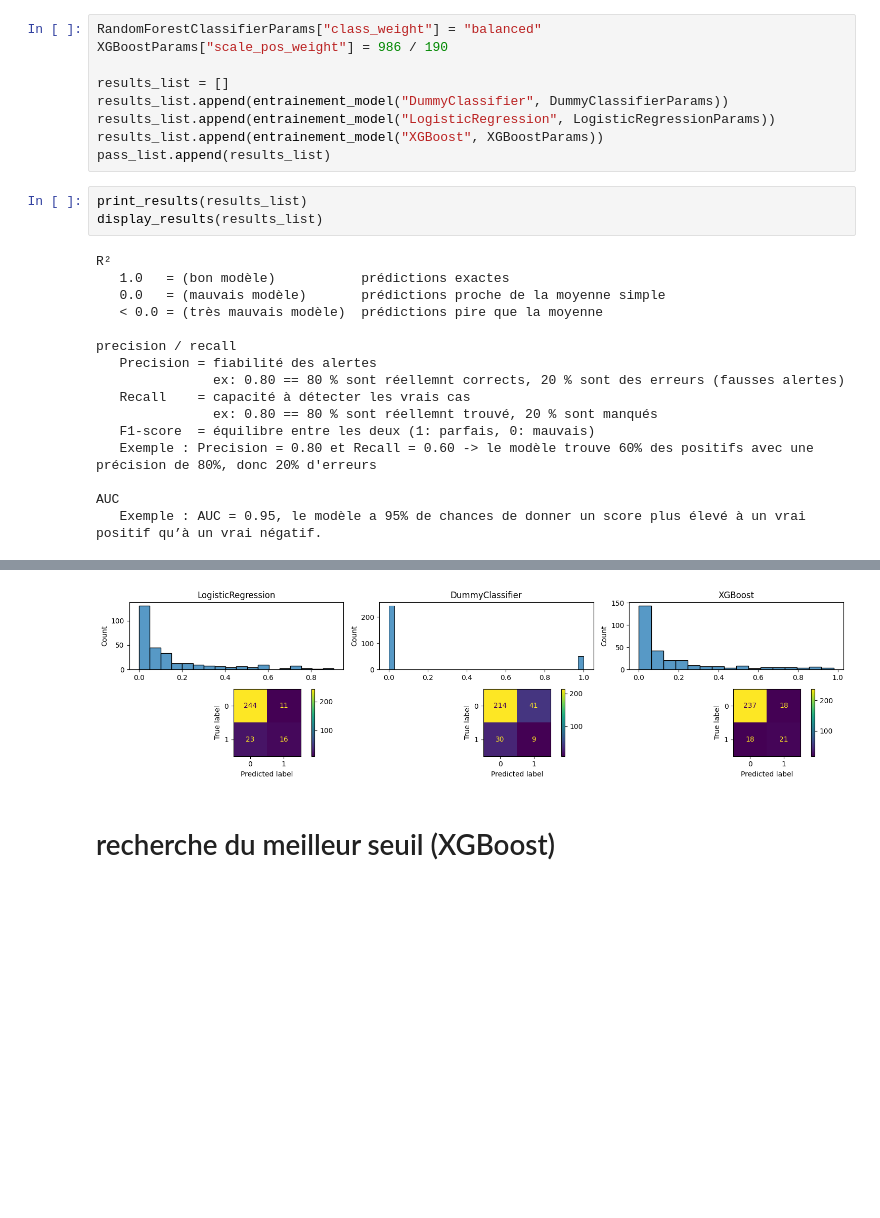
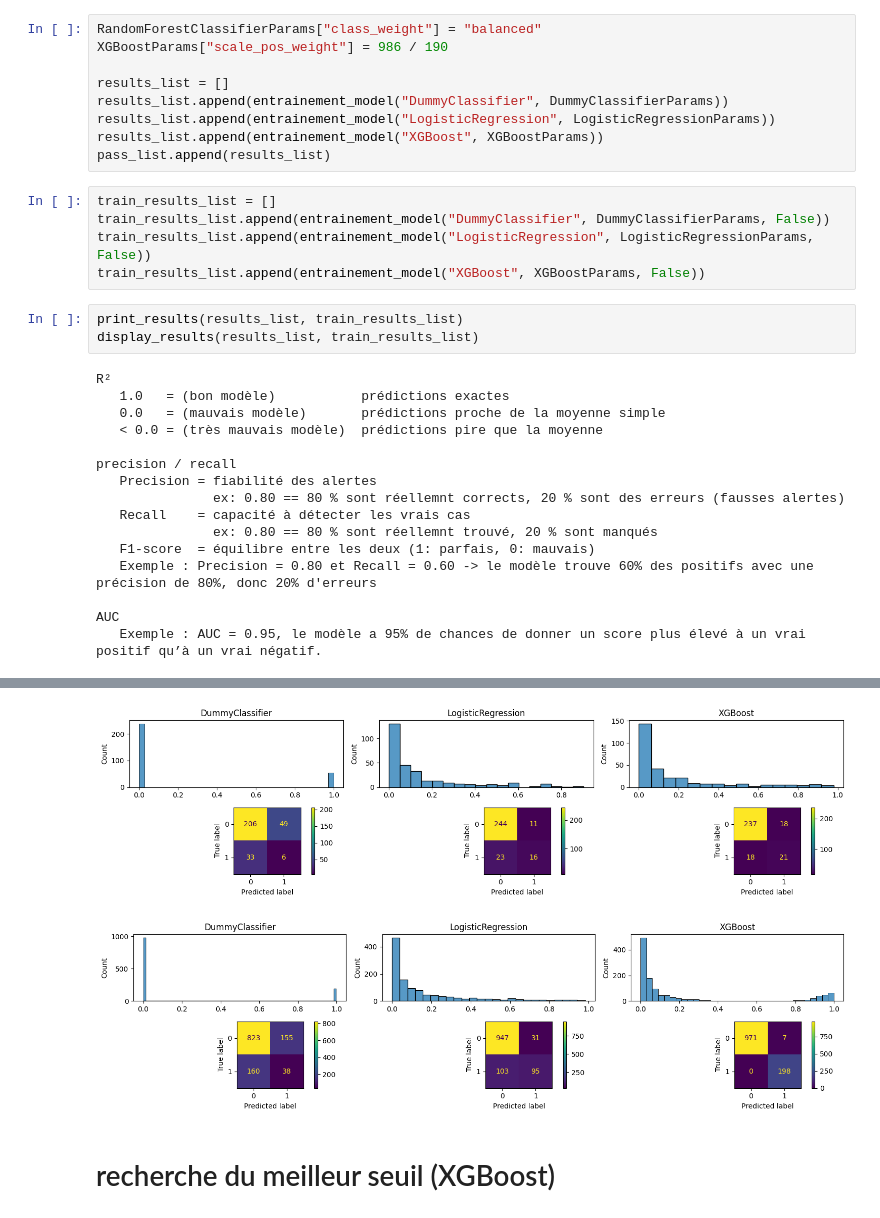
Before and after one commit to Ace4teaM/OCR-NovaTech, a Jupyter notebook: 3.modelisations.ipynb, the cells around one changed output, grey strips where cells are left out. Drawn from its saved outputs; the diff is of its cells as text; blank space fills up the shorter version.

Commit message:
affiche le résultat des predictions sur le test et sur l'entrainement (comme demandé)

```diff
--- a/3.modelisations.ipynb
+++ b/3.modelisations.ipynb
@@ -358,9 +403,14 @@ results_list.append(entrainement_model("DummyClassifier", DummyClassifierParams)
 results_list.append(entrainement_model("LogisticRegression", LogisticRegressionParams))
 results_list.append(entrainement_model("XGBoost", XGBoostParams))
 pass_list.append(results_list)
+# %%
+train_results_list = []
+train_results_list.append(entrainement_model("DummyClassifier", DummyClassifierParams, False))
+train_results_list.append(entrainement_model("LogisticRegression", LogisticRegressionParams, False))
+train_results_list.append(entrainement_model("XGBoost", XGBoostParams, False))
 # %%
-print_results(results_list)
-display_results(results_list)
+print_results(results_list, train_results_list)
+display_results(results_list, train_results_list)
 # %% [output]
 R²
    1.0   = (bon modèle)           prédictions exactes
@@ -384,4 +438,5 @@ AUC
-[figure, old version]
+[figure, new version]
+[figure, added]
 # %% [markdown]
 # recherche du meilleur seuil (XGBoost)
 # %%
```
Also changed, not shown: parts of 9 cells of this notebook.
